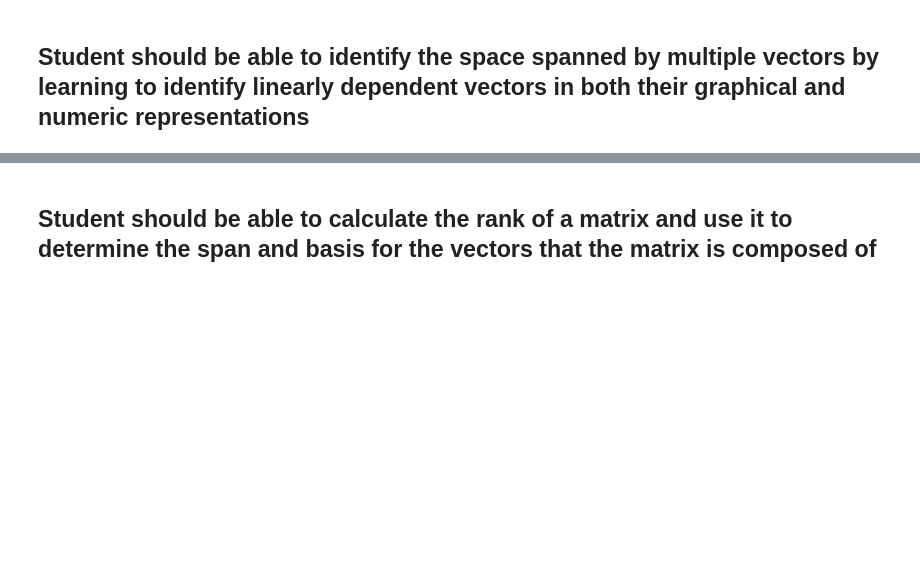
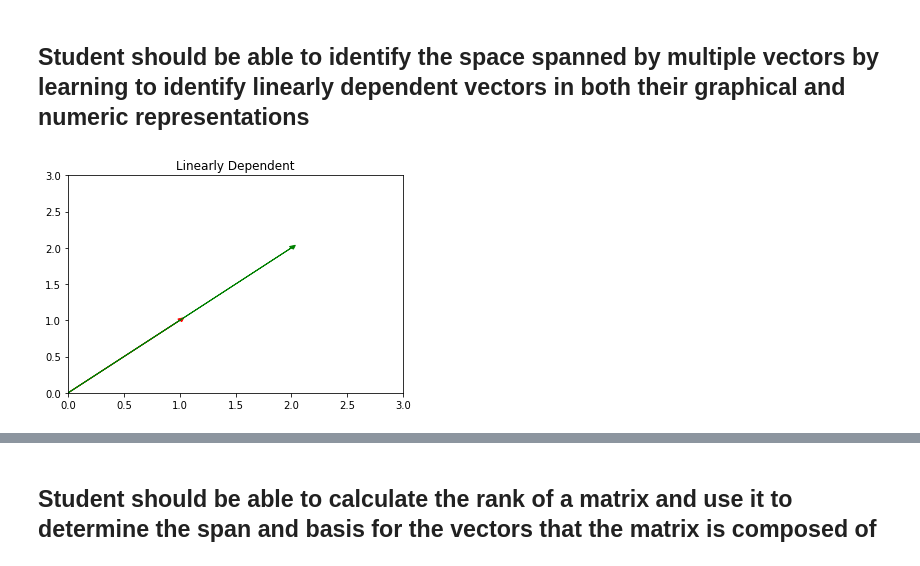
Before and after one commit to adamlutzz/DS-Unit-1-Sprint-4-Linear-Algebra, a Jupyter notebook: Unit1_Sprint_4_Linear_Algebra_Study_Guide.ipynb, the cells around one changed output, grey strips where cells are left out. Cells and saved outputs as stored; diff of their text form; code cells hidden in the pictures; blank space fills up the shorter version.

```diff
--- a/Unit1_Sprint_4_Linear_Algebra_Study_Guide.ipynb
+++ b/Unit1_Sprint_4_Linear_Algebra_Study_Guide.ipynb
@@ -51,2 +191,19 @@ plt.show()
 # %% [markdown]
 ## Student should be able to identify the space spanned by multiple vectors by learning to identify linearly dependent vectors in both their graphical and numeric representations
+# %%
+# Linearly Dependent Vectors
+ld1 = [1, 1]
+ld2 = [2, 2]
+
+lid1 = [1,2]
+lid2 = [1,3]
+
+# Plot the Linearly Dependent Vectors
+plt.arrow(0,0, ld1[0], ld1[1],head_width=.05, head_length=0.05, color ='red')
+plt.arrow(0,0, ld2[0], ld2[1],head_width=.05, head_length=0.05, color ='green')
+plt.xlim(0,3)
+plt.ylim(0,3)
+plt.title("Linearly Dependent")
+plt.show()
+# %% [output]
+[figure, added]
```
Also changed, not shown: parts of 16 cells of this notebook.
